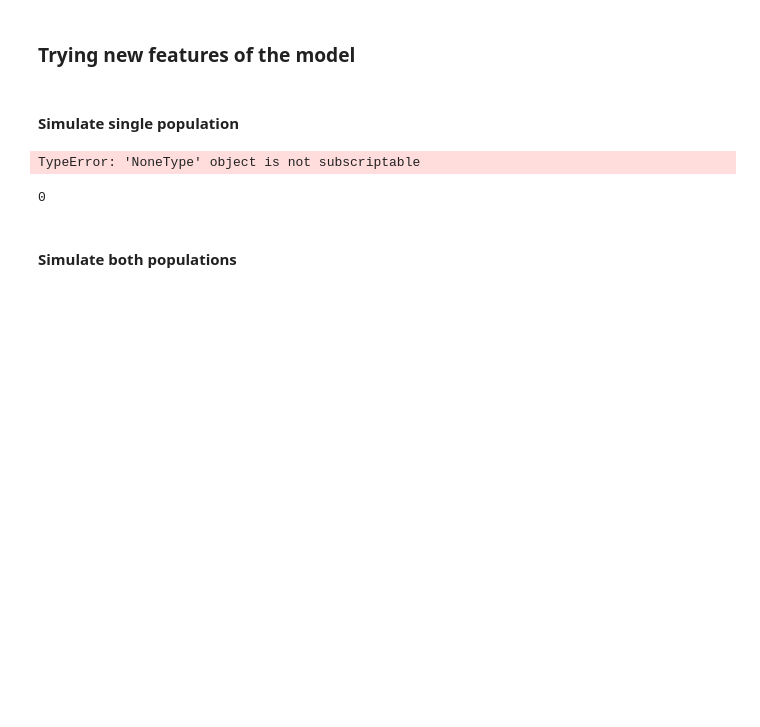
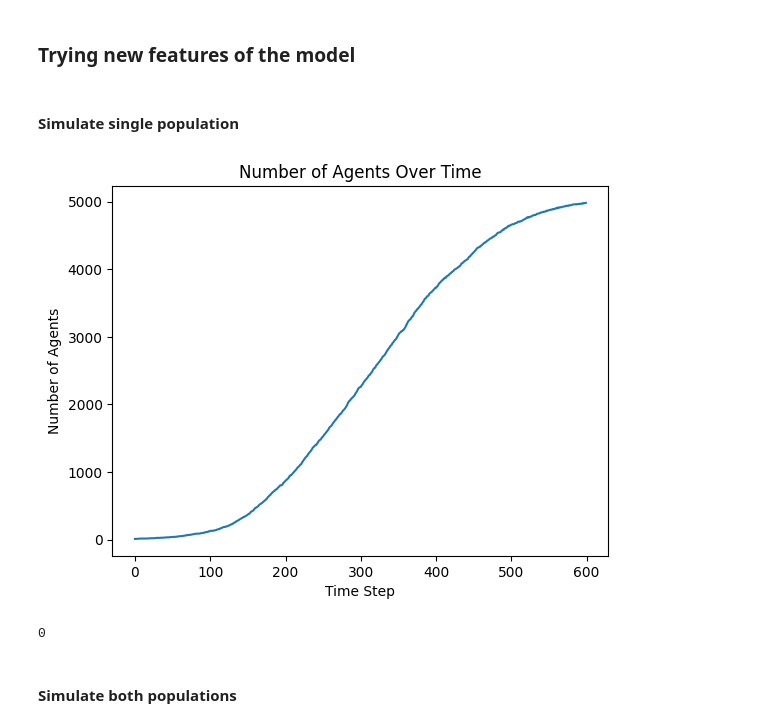
Before and after one commit to IlyaSchneider10/BottMedical_Microbiome, a Jupyter notebook: Play_around.ipynb, the cells around one changed output. Saved outputs shown, nothing was run; the diff lists cells and outputs as text; code cells hidden in the pictures; blank space fills up the shorter version.

```diff
--- a/Play_around.ipynb
+++ b/Play_around.ipynb
@@ -11,30 +11,30 @@ from Model_Ilya_Play_Area import *
 #### Simulate single population
 # %%
 #Making x steps with in the model
-x = 200
+x = 600
 
 model = Microbiome(0,10, False, 50, 50, immediate_killing = False)
 for i in range(x):
     model.step()
 
 # Check the numbers of agents
 
 agent_num_data = model.datacollector.get_model_vars_dataframe()
 num_of_agents = agent_num_data.loc[:,"Type_a_2"]
 number_of_time_steps = agent_num_data.index
 
 # Plotting the number of agents over time
 plt.plot(number_of_time_steps, num_of_agents)
 
 # Adding labels and title
 plt.xlabel('Time Step')
 plt.ylabel('Number of Agents')
 plt.title('Number of Agents Over Time')
 
 # Displaying the plot
 plt.show()
 # %% [output]
-TypeError: 'NoneType' object is not subscriptable
+[figure, added]
 # %%
 # Reproduce in its own cell
 # Look to accomodate x bacteria in neighbouring cells (start with 1)
```
Also changed, not shown: 1 other file.
